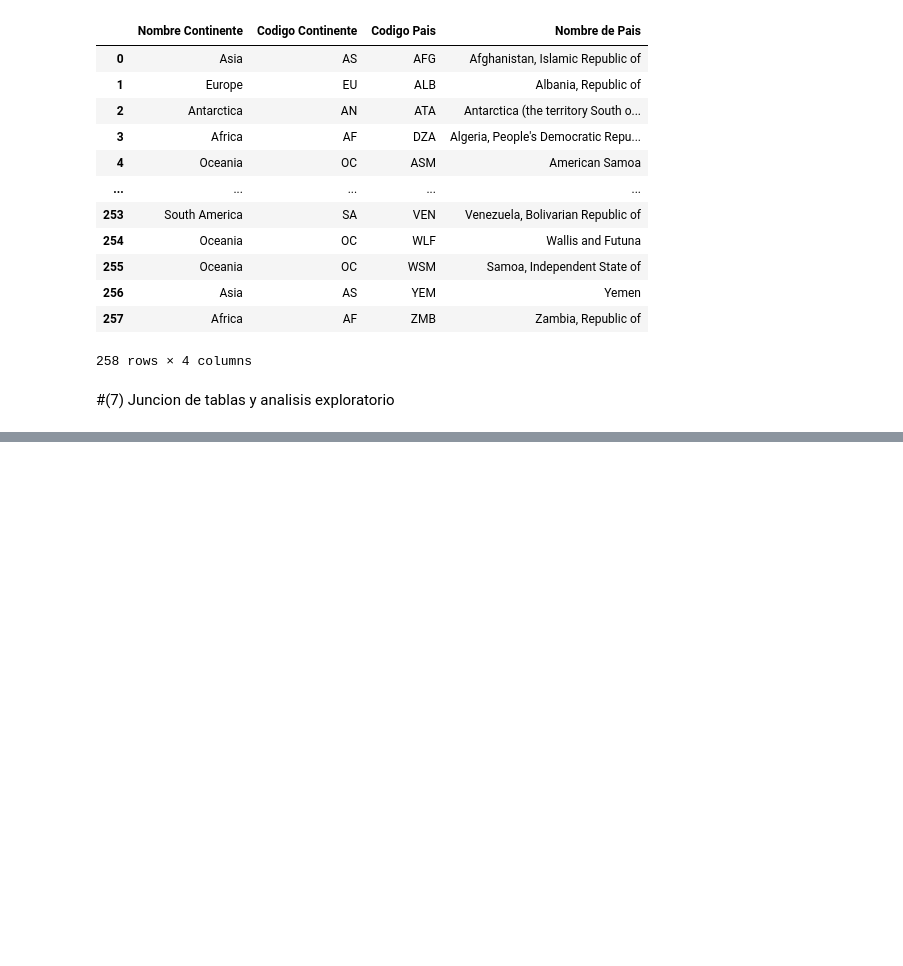
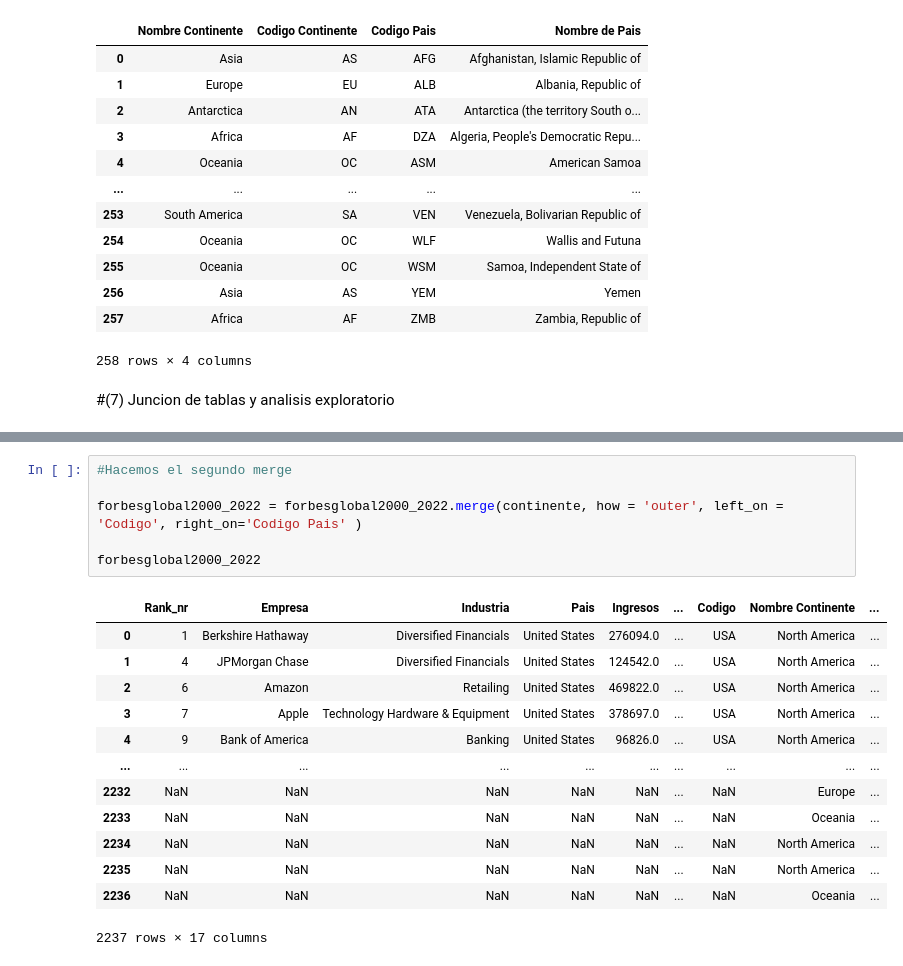
Before and after one commit to Bigote93/DataInsider, a Jupyter notebook: DesafioDataInsider_Nalli.ipynb, the cells around one changed output, grey strips where cells are left out. Cells and saved outputs as stored; diff of their text form; blank space fills up the shorter version.

```diff
--- a/DesafioDataInsider_Nalli.ipynb
+++ b/DesafioDataInsider_Nalli.ipynb
@@ -431,0 +465,20 @@ forbesglobal2000_2022 = forbesglobal2000_2022.merge(country_code, how = 'outer',
+# %%
+#Hacemos el segundo merge
+
+forbesglobal2000_2022 = forbesglobal2000_2022.merge(continente, how = 'outer', left_on = 'Codigo', right_on='Codigo Pais' )
+
+forbesglobal2000_2022
+# %% [output]
+|  | Rank_nr | Empresa | Industria | Pais | Ingresos | ... | Codigo | Nombre Continente | ... |
+| 0 | 1 | Berkshire Hathaway | Diversified Financials | United States | 276094.0 | ... | USA | North America | ... |
+| 1 | 4 | JPMorgan Chase | Diversified Financials | United States | 124542.0 | ... | USA | North America | ... |
+| 2 | 6 | Amazon | Retailing | United States | 469822.0 | ... | USA | North America | ... |
+| 3 | 7 | Apple | Technology Hardware & Equipment | United States | 378697.0 | ... | USA | North America | ... |
+| 4 | 9 | Bank of America | Banking | United States | 96826.0 | ... | USA | North America | ... |
+| ... | ... | ... | ... | ... | ... | ... | ... | ... | ... |
+| 2232 | NaN | NaN | NaN | NaN | NaN | ... | NaN | Europe | ... |
+| 2233 | NaN | NaN | NaN | NaN | NaN | ... | NaN | Oceania | ... |
+| 2234 | NaN | NaN | NaN | NaN | NaN | ... | NaN | North America | ... |
+| 2235 | NaN | NaN | NaN | NaN | NaN | ... | NaN | North America | ... |
+| 2236 | NaN | NaN | NaN | NaN | NaN | ... | NaN | Oceania | ... |
+2237 rows × 17 columns
```
Also changed, not shown: parts of 12 cells of this notebook.
